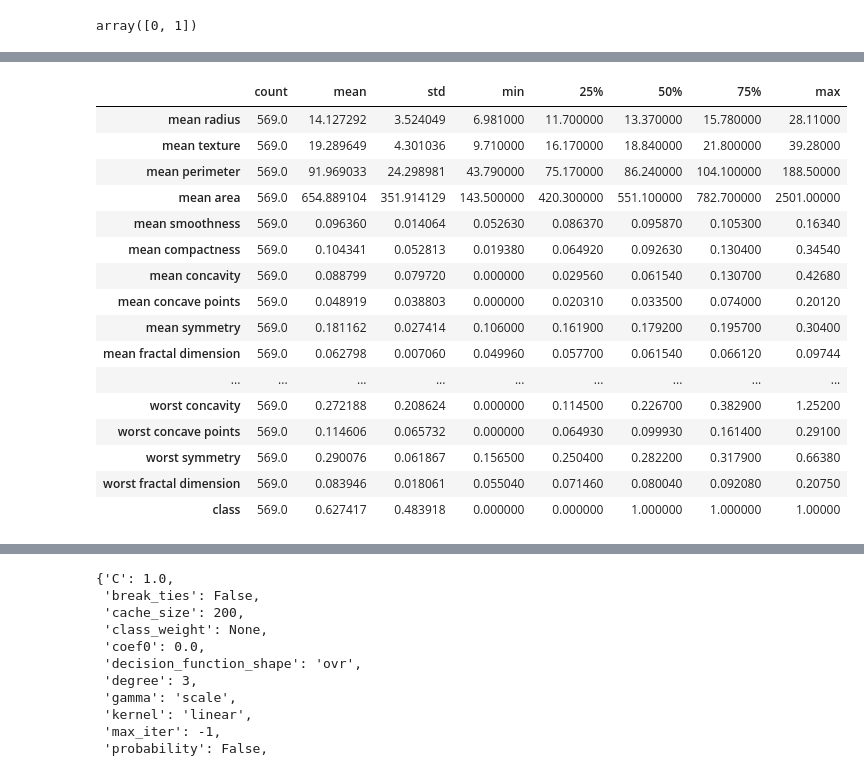
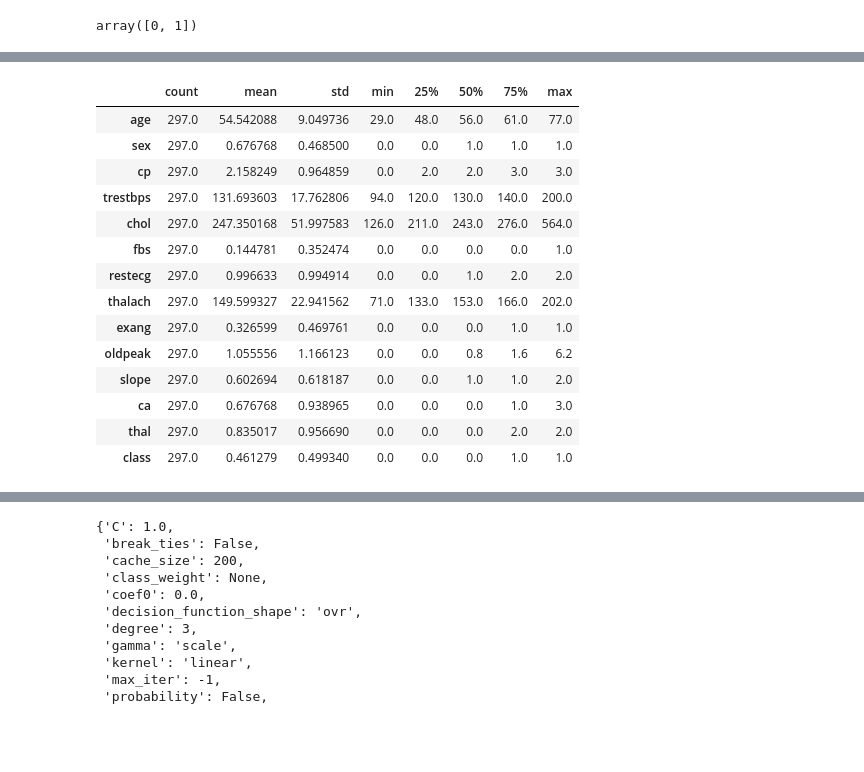
Before and after one commit to caesaretos/svm-fhe, a Jupyter notebook: python/svm-linear-pipeline.ipynb, the cells around one changed output, grey strips where cells are left out. Saved outputs shown, nothing was run; the diff lists cells and outputs as text; code cells hidden in the pictures; blank space fills up the shorter version.

```diff
--- a/python/svm-linear-pipeline.ipynb
+++ b/python/svm-linear-pipeline.ipynb
@@ -7,9 +7,10 @@ import numpy as np
 import sklearn
 
 from sklearn.datasets import load_breast_cancer
-cancerSKLearnDataset = load_breast_cancer()
-cancerdata = pd.DataFrame(data=cancerSKLearnDataset.data,
-                  columns=cancerSKLearnDataset.feature_names)
-cancerdata['class'] = cancerSKLearnDataset.target
-cancerdata.head()
+import pandas as pd
+
+# read data into dataframe
+heartdiseasedata = pd.read_csv("./heart_cleveland_upload.csv")
+heartdiseasedata.rename(columns={'condition': 'class'}, inplace=True)
+heartdiseasedata.head()
 # %% [output]
@@ -45,22 +45,20 @@ cancerdata['class'].plot.hist();
 # %%
-cancerdata.describe().T
+heartdiseasedata.describe().T
 # %% [output]
 |  | count | mean | std | min | 25% | 50% | 75% | max |
-| mean radius | 569.0 | 14.127292 | 3.524049 | 6.981000 | 11.700000 | 13.370000 | 15.780000 | 28.11000 |
-| mean texture | 569.0 | 19.289649 | 4.301036 | 9.710000 | 16.170000 | 18.840000 | 21.800000 | 39.28000 |
-| mean perimeter | 569.0 | 91.969033 | 24.298981 | 43.790000 | 75.170000 | 86.240000 | 104.100000 | 188.50000 |
-| mean area | 569.0 | 654.889104 | 351.914129 | 143.500000 | 420.300000 | 551.100000 | 782.700000 | 2501.00000 |
-| mean smoothness | 569.0 | 0.096360 | 0.014064 | 0.052630 | 0.086370 | 0.095870 | 0.105300 | 0.16340 |
-| mean compactness | 569.0 | 0.104341 | 0.052813 | 0.019380 | 0.064920 | 0.092630 | 0.130400 | 0.34540 |
-| mean concavity | 569.0 | 0.088799 | 0.079720 | 0.000000 | 0.029560 | 0.061540 | 0.130700 | 0.42680 |
-| mean concave points | 569.0 | 0.048919 | 0.038803 | 0.000000 | 0.020310 | 0.033500 | 0.074000 | 0.20120 |
-| mean symmetry | 569.0 | 0.181162 | 0.027414 | 0.106000 | 0.161900 | 0.179200 | 0.195700 | 0.30400 |
-| mean fractal dimension | 569.0 | 0.062798 | 0.007060 | 0.049960 | 0.057700 | 0.061540 | 0.066120 | 0.09744 |
-| ... | ... | ... | ... | ... | ... | ... | ... | ... |
-| worst concavity | 569.0 | 0.272188 | 0.208624 | 0.000000 | 0.114500 | 0.226700 | 0.382900 | 1.25200 |
-| worst concave points | 569.0 | 0.114606 | 0.065732 | 0.000000 | 0.064930 | 0.099930 | 0.161400 | 0.29100 |
-| worst symmetry | 569.0 | 0.290076 | 0.061867 | 0.156500 | 0.250400 | 0.282200 | 0.317900 | 0.66380 |
-| worst fractal dimension | 569.0 | 0.083946 | 0.018061 | 0.055040 | 0.071460 | 0.080040 | 0.092080 | 0.20750 |
-| class | 569.0 | 0.627417 | 0.483918 | 0.000000 | 0.000000 | 1.000000 | 1.000000 | 1.00000 |
+| age | 297.0 | 54.542088 | 9.049736 | 29.0 | 48.0 | 56.0 | 61.0 | 77.0 |
+| sex | 297.0 | 0.676768 | 0.468500 | 0.0 | 0.0 | 1.0 | 1.0 | 1.0 |
+| cp | 297.0 | 2.158249 | 0.964859 | 0.0 | 2.0 | 2.0 | 3.0 | 3.0 |
+| trestbps | 297.0 | 131.693603 | 17.762806 | 94.0 | 120.0 | 130.0 | 140.0 | 200.0 |
+| chol | 297.0 | 247.350168 | 51.997583 | 126.0 | 211.0 | 243.0 | 276.0 | 564.0 |
+| fbs | 297.0 | 0.144781 | 0.352474 | 0.0 | 0.0 | 0.0 | 0.0 | 1.0 |
+| restecg | 297.0 | 0.996633 | 0.994914 | 0.0 | 0.0 | 1.0 | 2.0 | 2.0 |
+| thalach | 297.0 | 149.599327 | 22.941562 | 71.0 | 133.0 | 153.0 | 166.0 | 202.0 |
+| exang | 297.0 | 0.326599 | 0.469761 | 0.0 | 0.0 | 0.0 | 1.0 | 1.0 |
+| oldpeak | 297.0 | 1.055556 | 1.166123 | 0.0 | 0.0 | 0.8 | 1.6 | 6.2 |
+| slope | 297.0 | 0.602694 | 0.618187 | 0.0 | 0.0 | 1.0 | 1.0 | 2.0 |
+| ca | 297.0 | 0.676768 | 0.938965 | 0.0 | 0.0 | 0.0 | 1.0 | 3.0 |
+| thal | 297.0 | 0.835017 | 0.956690 | 0.0 | 0.0 | 0.0 | 2.0 | 2.0 |
+| class | 297.0 | 0.461279 | 0.499340 | 0.0 | 0.0 | 0.0 | 1.0 | 1.0 |
 # %%
 # predictors vs class
```
Also changed, not shown: parts of 15 cells of this notebook, 31 other files.
